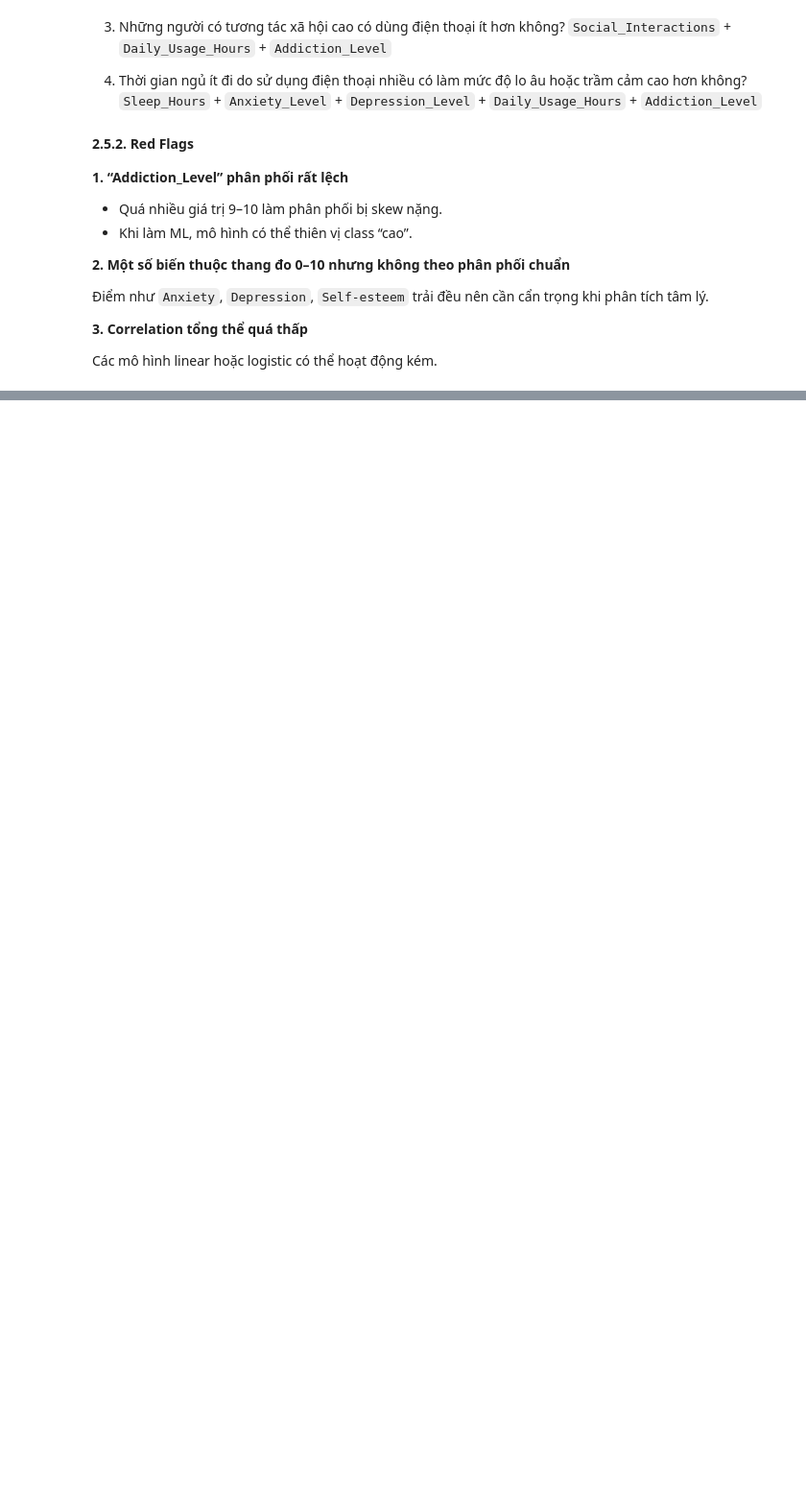
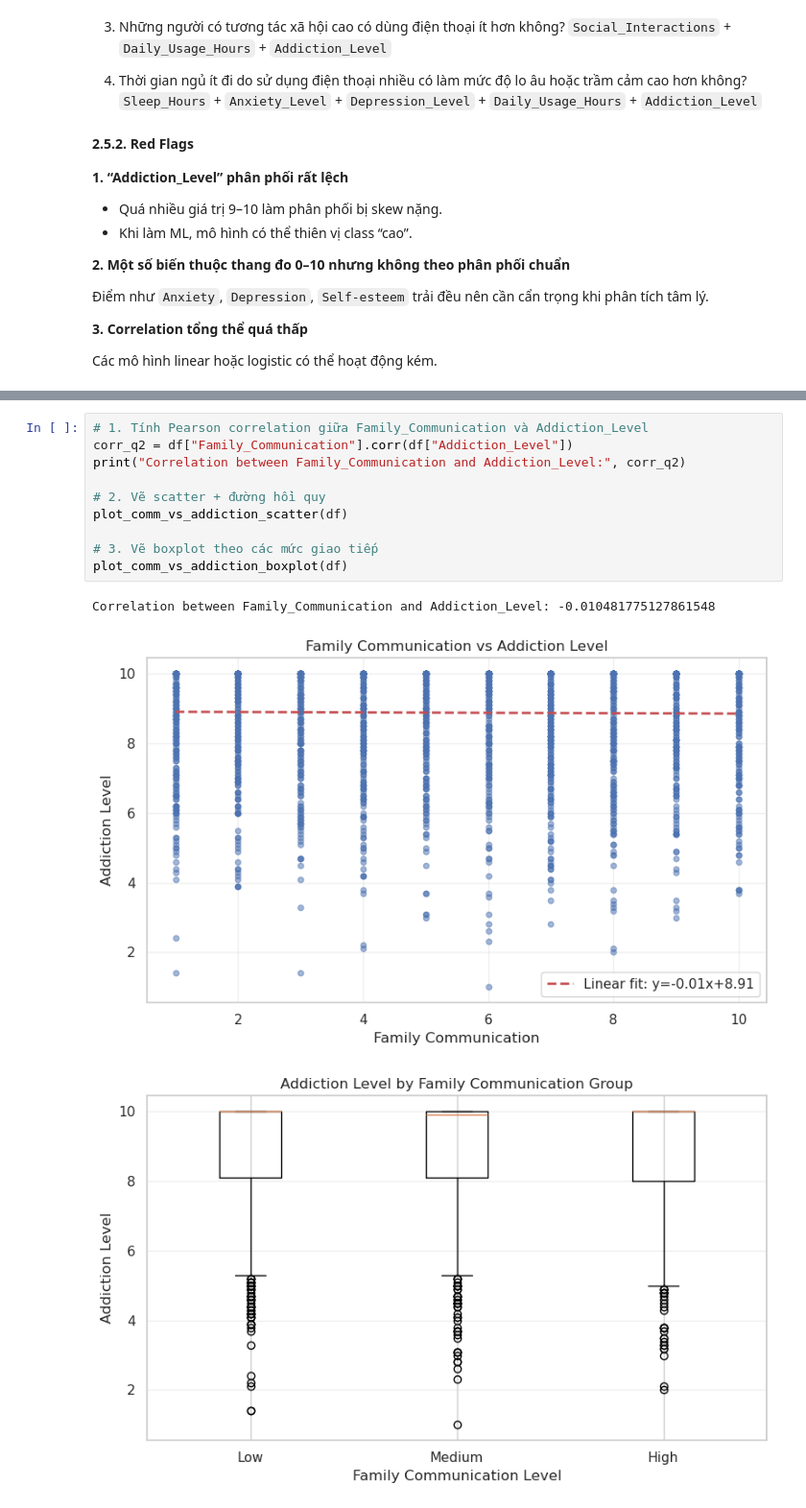
Before and after one commit to insenseemarch/final-project-CSC17104, a Jupyter notebook: notebook/Group_23.ipynb, the cells around one changed output, grey strips where cells are left out. Shown at 96% size. Saved outputs shown, nothing was run; the diff lists cells and outputs as text; blank space fills up the shorter version.

```diff
--- a/notebook/Group_23.ipynb
+++ b/notebook/Group_23.ipynb
@@ -869,0 +945,14 @@ Các mô hình linear hoặc logistic có thể hoạt động kém.
+# %%
+# 1. Tính Pearson correlation giữa Family_Communication và Addiction_Level
+corr_q2 = df["Family_Communication"].corr(df["Addiction_Level"])
+print("Correlation between Family_Communication and Addiction_Level:", corr_q2)
+
+# 2. Vẽ scatter + đường hồi quy
+plot_comm_vs_addiction_scatter(df)
+
+# 3. Vẽ boxplot theo các mức giao tiếp
+plot_comm_vs_addiction_boxplot(df)
+# %% [output]
+Correlation between Family_Communication and Addiction_Level: -0.010481775127861548
+[figure, added]
+[figure, added]
```
Also changed, not shown: parts of 27 cells of this notebook, 3 other files.
